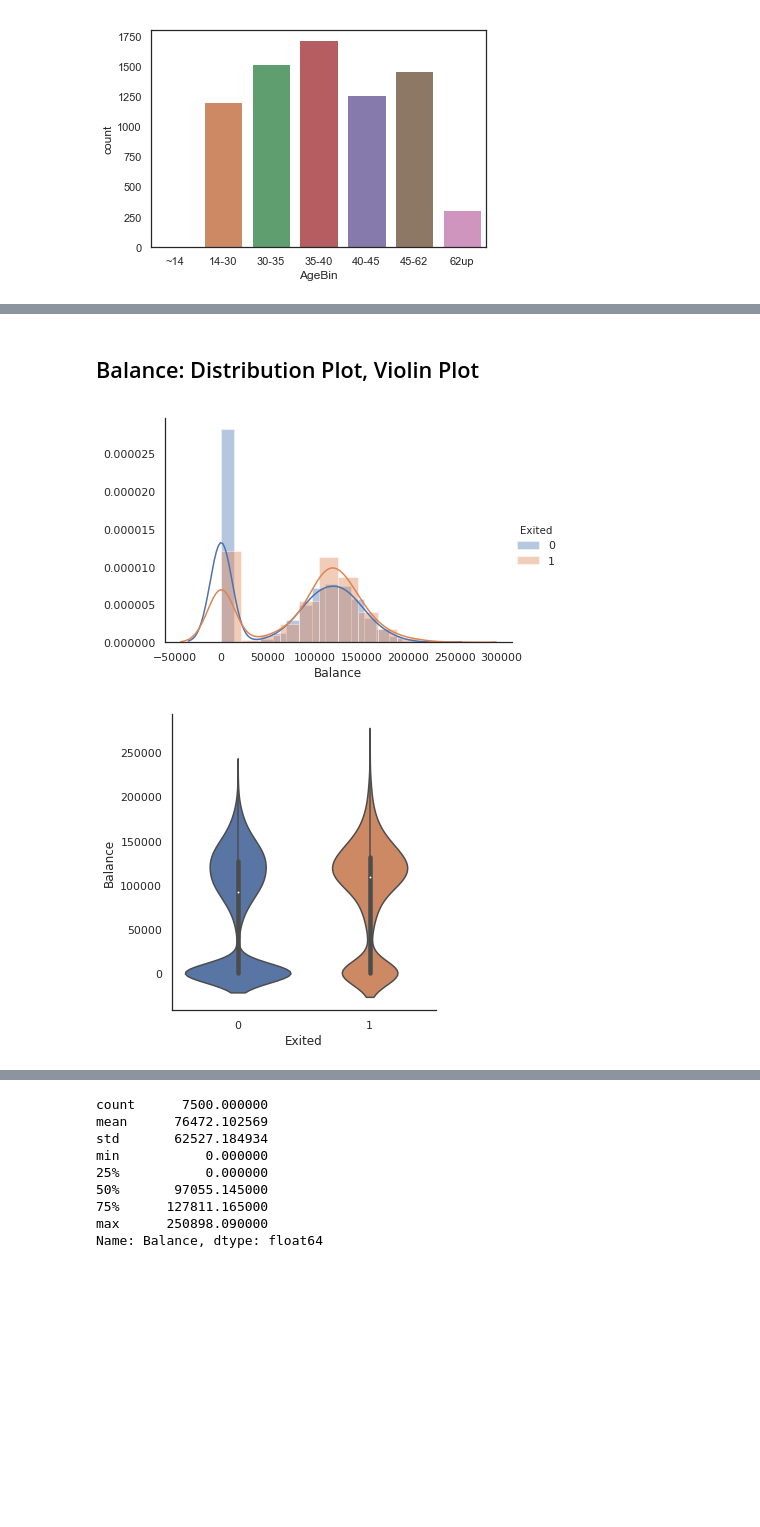
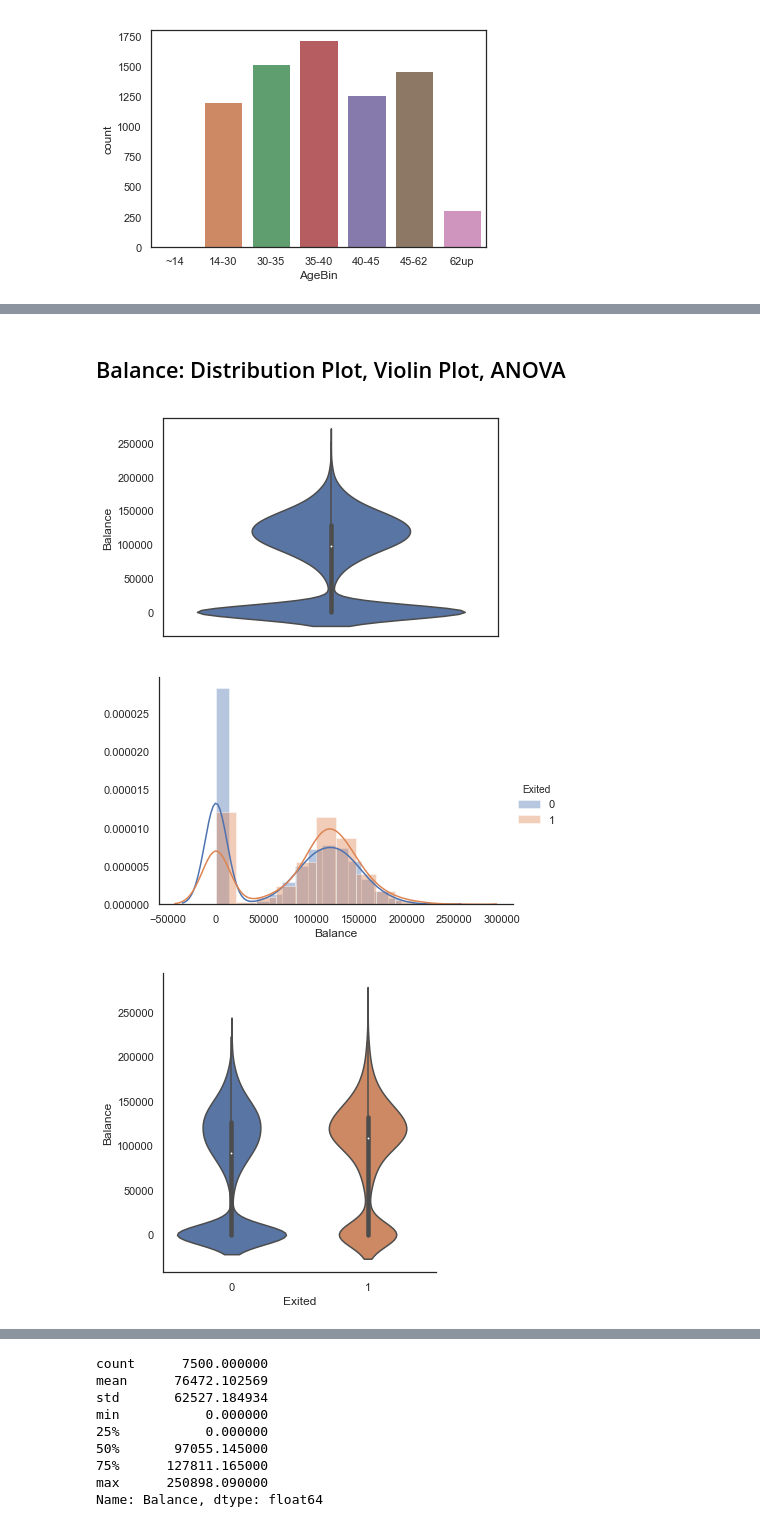
Before and after one commit to CloudMile/allianz_courses, a Jupyter notebook: use_case/solution/eda_finance_customer_churn.ipynb, the cells around one changed output, grey strips where cells are left out. Drawn from its saved outputs; the diff is of its cells as text; code cells hidden in the pictures; blank space fills up the shorter version.

```diff
--- a/use_case/solution/eda_finance_customer_churn.ipynb
+++ b/use_case/solution/eda_finance_customer_churn.ipynb
@@ -235,14 +254,18 @@ plt.show()
 # %% [markdown]
-## Balance: Distribution Plot, Violin Plot
+## Balance: Distribution Plot, Violin Plot, ANOVA
 # %%
+sns.violinplot(raw.Balance, orient='v')
+plt.show()
+
 g = sns.FacetGrid(data=raw, hue='Exited', height=4, aspect=1.5)
 g.map(sns.distplot, 'Balance').add_legend()
 plt.show()
 
 sns.catplot(x='Exited',
             y='Balance',
             kind='violin', data=raw)
 plt.show()
 # %% [output]
-[figure, old version]
+[figure, new version]
-[figure, old version]
+[figure, new version]
+[figure, added]
```
Also changed, not shown: parts of 51 cells of this notebook, 5 other files.
